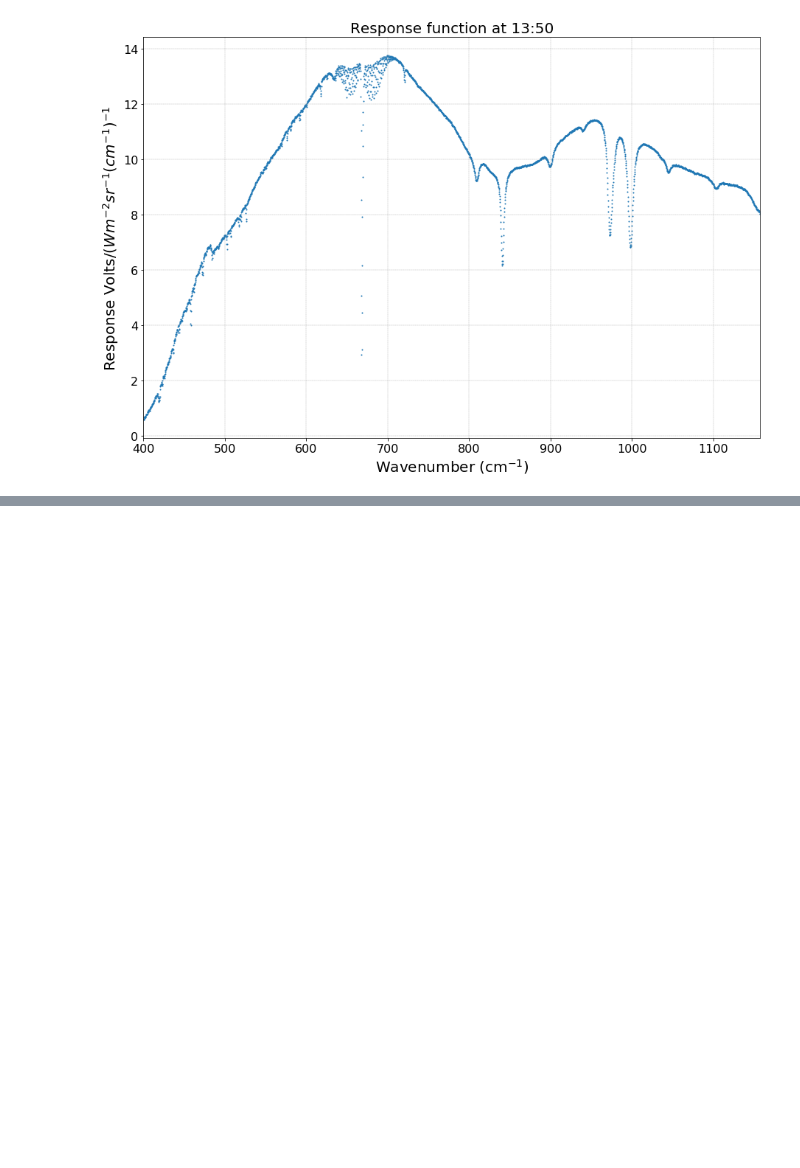
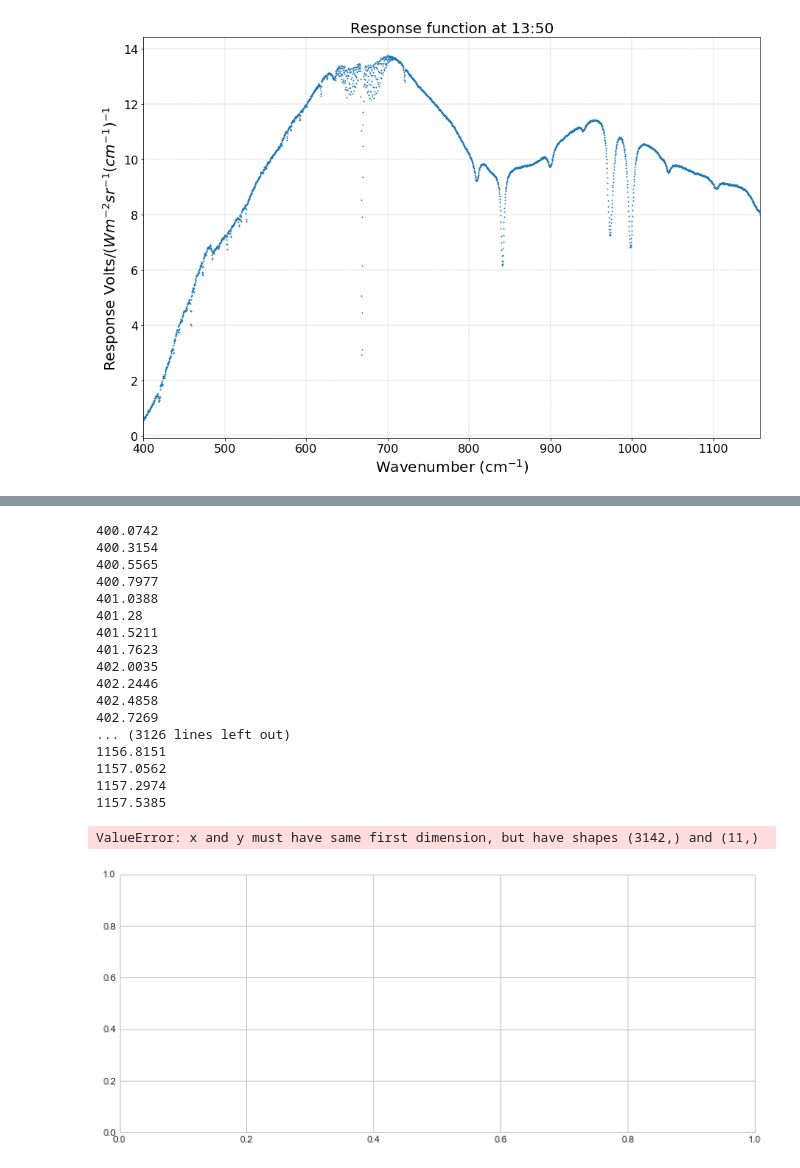
Before and after one commit to micolbedarida/MSci_Project, a Jupyter notebook: sandcode_rachel.ipynb, the cells around one changed output, grey strips where cells are left out. Drawn from its saved outputs; the diff is of its cells as text; code cells hidden in the pictures; blank space fills up the shorter version.

```diff
--- a/sandcode_rachel.ipynb
+++ b/sandcode_rachel.ipynb
@@ -271,0 +409,36 @@ plt.grid(color='grey', linestyle='--', linewidth=.3)
+# %%
+time_plot = 49740
+wns_to_plot = wavenums_cut
+
+plt.figure(figsize=(12,5))
+
+taus=[]
+for wn in wns_to_plot:
+    print(wn)
+    t = get_transmission(wn,time_plot)
+    taus.append(t)
+plt.plot(wns_to_plot, trans)
+plt.legend(wns_to_plot, title='Wavenumber')
+plt.title('Transmission')
+plt.xlabel('Wavenumber cm$^{-1}$')
+plt.show()
+# %% [output]
+400.0742
+400.3154
+400.5565
+400.7977
+401.0388
+401.28
+401.5211
+401.7623
+402.0035
+402.2446
+402.4858
+402.7269
+... (3126 lines left out)
+1156.8151
+1157.0562
+1157.2974
+1157.5385
+ValueError: x and y must have same first dimension, but have shapes (3142,) and (11,)
+[figure, added]
```
Also changed, not shown: parts of 9 cells of this notebook.
